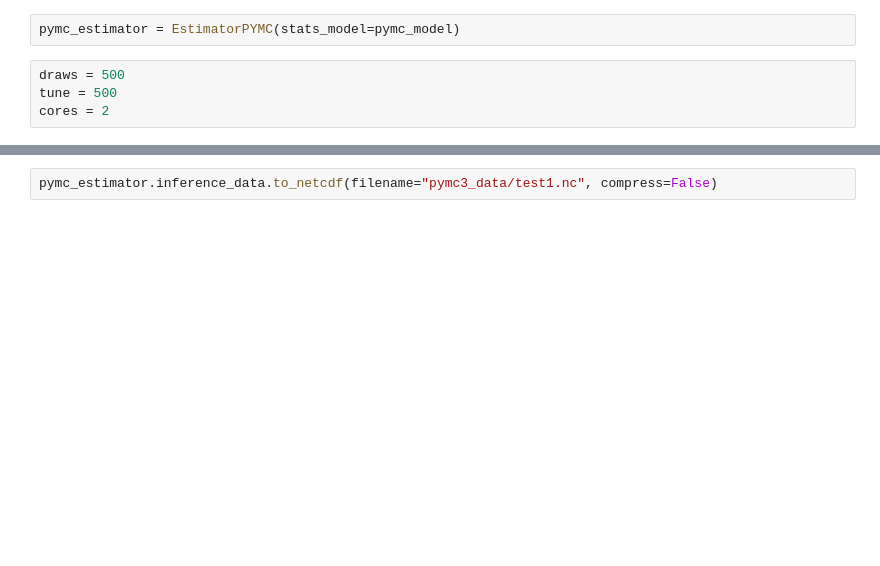
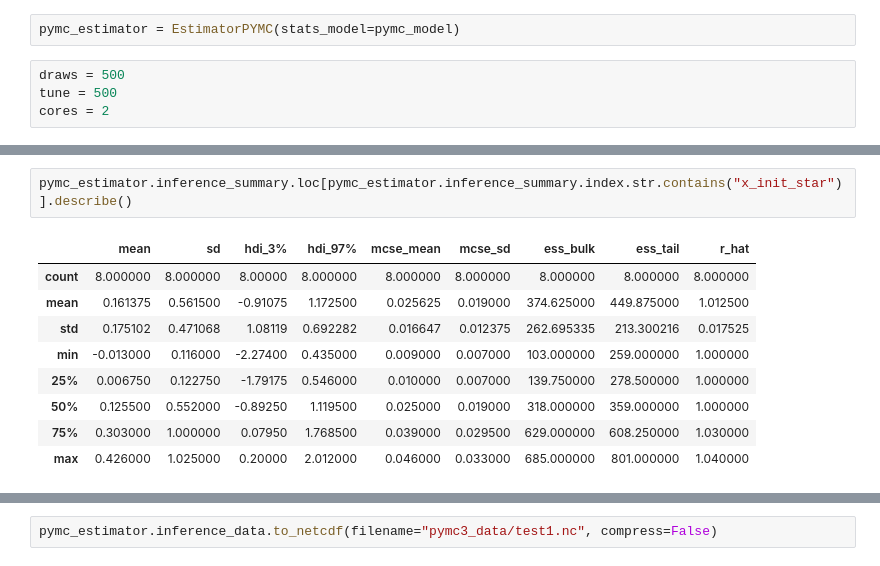
Before and after one commit to the-virtual-brain/tvb-inversion, a Jupyter notebook: notebooks/04_pymc3_inference_uninformative_builders.ipynb, the cells around one changed output, grey strips where cells are left out. Cells and saved outputs as stored; diff of their text form; blank space fills up the shorter version.

```diff
--- a/notebooks/04_pymc3_inference_uninformative_builders.ipynb
+++ b/notebooks/04_pymc3_inference_uninformative_builders.ipynb
@@ -179,0 +214,12 @@ pymc_estimator.inference_summary.loc[["a_model", "a_coupling", "global_noise", "
+# %%
+pymc_estimator.inference_summary.loc[pymc_estimator.inference_summary.index.str.contains("x_init_star")].describe()
+# %% [output]
+|  | mean | sd | hdi_3% | hdi_97% | mcse_mean | mcse_sd | ess_bulk | ess_tail | r_hat |
+| count | 8.000000 | 8.000000 | 8.00000 | 8.000000 | 8.000000 | 8.000000 | 8.000000 | 8.000000 | 8.000000 |
+| mean | 0.161375 | 0.561500 | -0.91075 | 1.172500 | 0.025625 | 0.019000 | 374.625000 | 449.875000 | 1.012500 |
+| std | 0.175102 | 0.471068 | 1.08119 | 0.692282 | 0.016647 | 0.012375 | 262.695335 | 213.300216 | 0.017525 |
+| min | -0.013000 | 0.116000 | -2.27400 | 0.435000 | 0.009000 | 0.007000 | 103.000000 | 259.000000 | 1.000000 |
+| 25% | 0.006750 | 0.122750 | -1.79175 | 0.546000 | 0.010000 | 0.007000 | 139.750000 | 278.500000 | 1.000000 |
+| 50% | 0.125500 | 0.552000 | -0.89250 | 1.119500 | 0.025000 | 0.019000 | 318.000000 | 359.000000 | 1.000000 |
+| 75% | 0.303000 | 1.000000 | 0.07950 | 1.768500 | 0.039000 | 0.029500 | 629.000000 | 608.250000 | 1.030000 |
+| max | 0.426000 | 1.025000 | 0.20000 | 2.012000 | 0.046000 | 0.033000 | 685.000000 | 801.000000 | 1.040000 |
```
Also changed, not shown: parts of 11 cells of this notebook, 2 other files.
